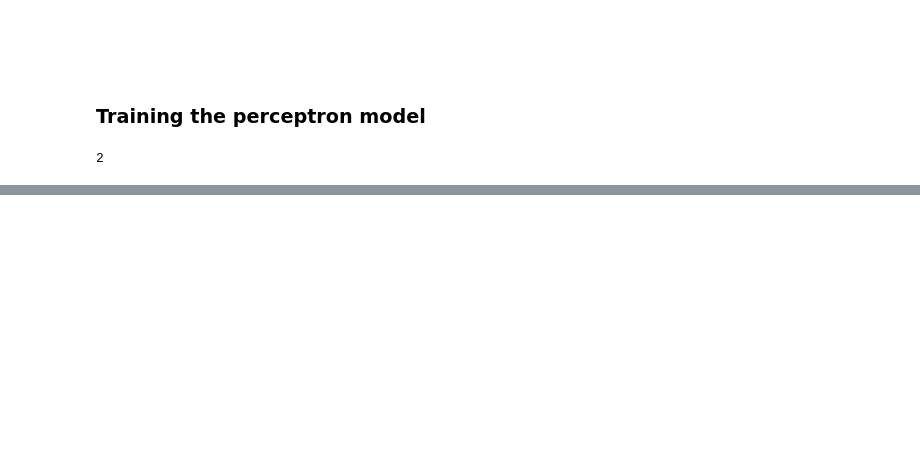
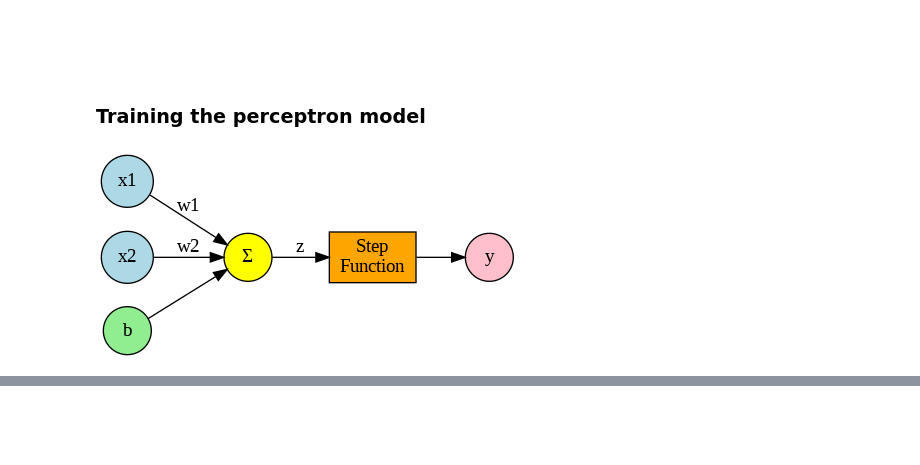
Before and after one commit to birdalugur/machine-learning-book, a Jupyter notebook: ch02/ch02.ipynb, the cells around one changed output, grey strips where cells are left out. Drawn from its saved outputs; the diff is of its cells as text; code cells hidden in the pictures; blank space fills up the shorter version.

```diff
--- a/ch02/ch02.ipynb
+++ b/ch02/ch02.ipynb
@@ -236,10 +236,51 @@ plt.show()
 <br>
 # %% [markdown]
 ### Training the perceptron model
-# %%
-X.shape[1]
-# %% [output]
-2
+# %%
+from graphviz import Digraph
+from IPython.display import Image
+
+def visualize_perceptron(n_features=2):
+    dot = Digraph(comment='Perceptron Model', format='png')
+    dot.attr(rankdir='LR')  # Left to right layout
+
+    # Input nodes
+    for i in range(n_features):
+        dot.node(f'x{i+1}', f'x{i+1}', shape='circle', style='filled', fillcolor='lightblue')
+
+    # Summation node
+    dot.node('sum', 'Σ', shape='circle', style='filled', fillcolor='yellow')
+
+    # Bias node
+    dot.node('b', 'b', shape='circle', style='filled', fillcolor='lightgreen')
+
+    # Activation function node
+    dot.node('act', 'Step\nFunction', shape='box', style='filled', fillcolor='orange')
+
+    # Output node
+    dot.node('y', 'y', shape='circle', style='filled', fillcolor='pink')
+
+    # Edges for inputs to summation with weights
+    for i in range(n_features):
+        dot.edge(f'x{i+1}', 'sum', label=f'w{i+1}')
+
+    # Edge for bias to summation
+    dot.edge('b', 'sum')
+
+    # Edge from summation to activation
+    dot.edge('sum', 'act', label='z')
+
+    # Edge from activation to output
+    dot.edge('act', 'y')
+
+    # Render the diagram
+    dot.render('perceptron_model', view=True)
+    return Image('perceptron_model.png')
+
+# Call the function to generate the diagram
+visualize_perceptron(n_features=2)
+# %% [output]
+[figure, added]
 # %%
 ppn = Perceptron(eta=0.1, n_iter=10)
 
```
Also changed, not shown: parts of 1 cell of this notebook.
